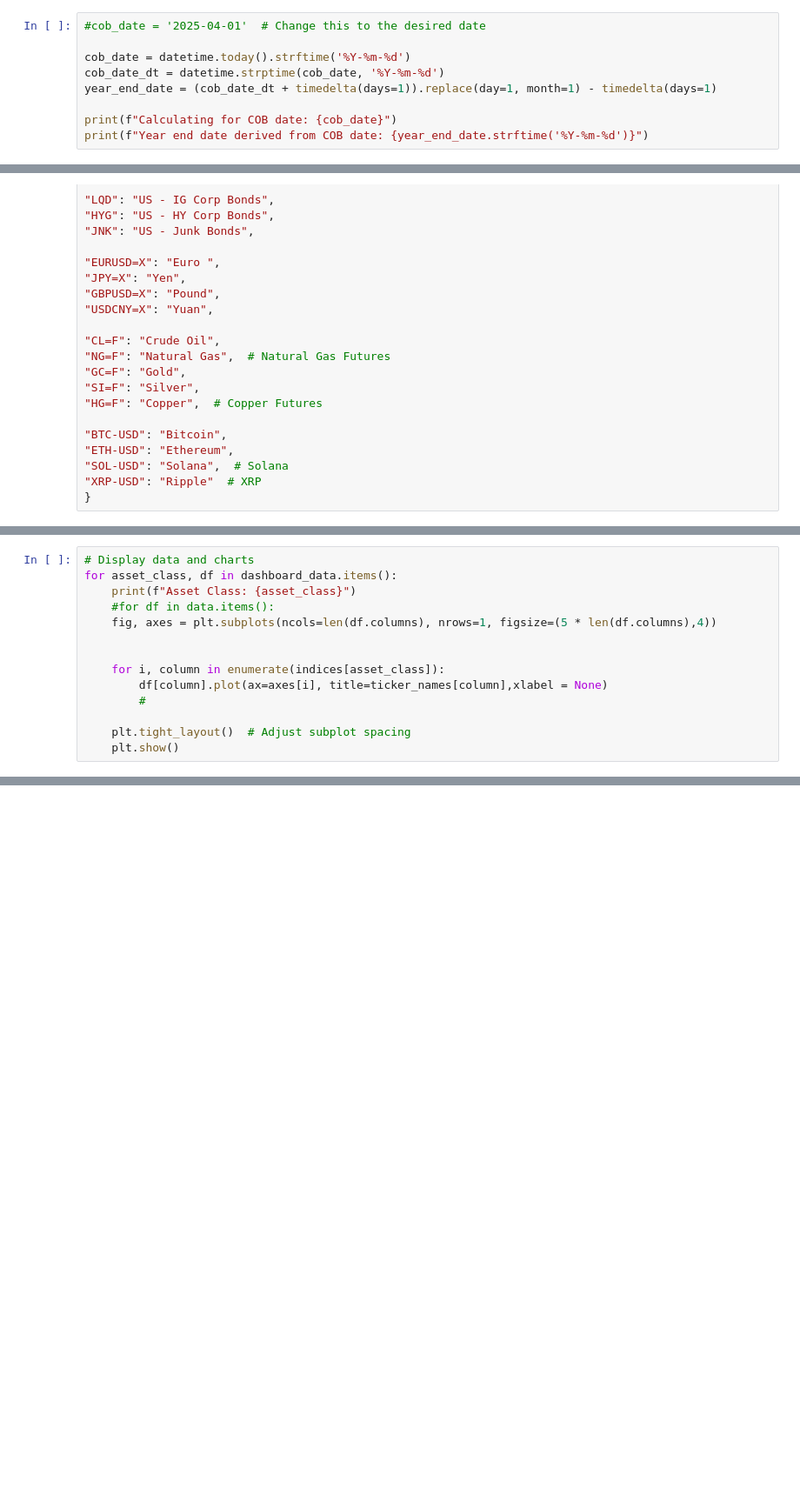
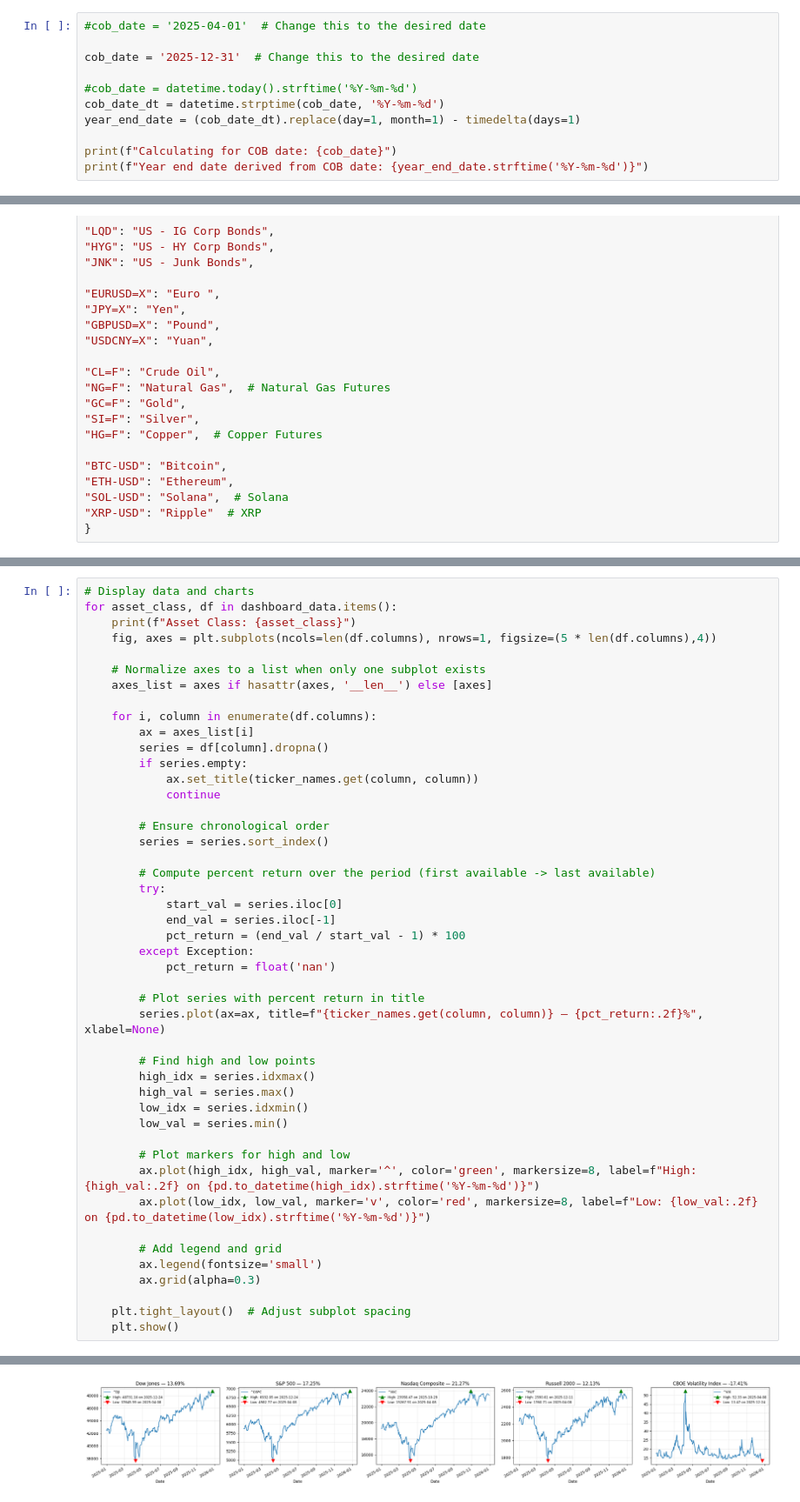
Before and after one commit to shreejyot/spaces, a Jupyter notebook: notebooks/market_data_dashboard.ipynb, the cells around one changed output, grey strips where cells are left out. Shown at 87% size. Cells and saved outputs as stored; diff of their text form; blank space fills up the shorter version.

```diff
--- a/notebooks/market_data_dashboard.ipynb
+++ b/notebooks/market_data_dashboard.ipynb
@@ -12,9 +30,11 @@ from datetime import datetime, timedelta
 # %%
 #cob_date = '2025-04-01'  # Change this to the desired date
 
-cob_date = datetime.today().strftime('%Y-%m-%d')
+cob_date = '2025-12-31'  # Change this to the desired date
+
+#cob_date = datetime.today().strftime('%Y-%m-%d')
 cob_date_dt = datetime.strptime(cob_date, '%Y-%m-%d')
-year_end_date = (cob_date_dt + timedelta(days=1)).replace(day=1, month=1) - timedelta(days=1)
+year_end_date = (cob_date_dt).replace(day=1, month=1) - timedelta(days=1)
 
 print(f"Calculating for COB date: {cob_date}")
 print(f"Year end date derived from COB date: {year_end_date.strftime('%Y-%m-%d')}")
@@ -120,14 +138,0 @@ YF.download() has changed argument auto_adjust default to True
-# %%
-# Display data and charts
-for asset_class, df in dashboard_data.items():
-    print(f"Asset Class: {asset_class}")
-    #for df in data.items():
-    fig, axes = plt.subplots(ncols=len(df.columns), nrows=1, figsize=(5 * len(df.columns),4))
-
-
-    for i, column in enumerate(indices[asset_class]):
-        df[column].plot(ax=axes[i], title=ticker_names[column],xlabel = None)
-        #
-
-    plt.tight_layout()  # Adjust subplot spacing
-    plt.show()
@@ -147,0 +139,47 @@ Asset Class: FX
+# %%
+# Display data and charts
+for asset_class, df in dashboard_data.items():
+    print(f"Asset Class: {asset_class}")
+    fig, axes = plt.subplots(ncols=len(df.columns), nrows=1, figsize=(5 * len(df.columns),4))
+
+    # Normalize axes to a list when only one subplot exists
+    axes_list = axes if hasattr(axes, '__len__') else [axes]
+
+    for i, column in enumerate(df.columns):
+        ax = axes_list[i]
+        series = df[column].dropna()
+        if series.empty:
+            ax.set_title(ticker_names.get(column, column))
+            continue
+
+        # Ensure chronological order
+        series = series.sort_index()
+
+        # Compute percent return over the period (first available -> last available)
+        try:
+            start_val = series.iloc[0]
+            end_val = series.iloc[-1]
+            pct_return = (end_val / start_val - 1) * 100
+        except Exception:
+            pct_return = float('nan')
+
+        # Plot series with percent return in title
+        series.plot(ax=ax, title=f"{ticker_names.get(column, column)} — {pct_return:.2f}%", xlabel=None)
+
+        # Find high and low points
+        high_idx = series.idxmax()
+        high_val = series.max()
+        low_idx = series.idxmin()
+        low_val = series.min()
+
+        # Plot markers for high and low
+        ax.plot(high_idx, high_val, marker='^', color='green', markersize=8, label=f"High: {high_val:.2f} on {pd.to_datetime(high_idx).strftime('%Y-%m-%d')}")
+        ax.plot(low_idx, low_val, marker='v', color='red', markersize=8, label=f"Low: {low_val:.2f} on {pd.to_datetime(low_idx).strftime('%Y-%m-%d')}")
+
+        # Add legend and grid
+        ax.legend(fontsize='small')
+        ax.grid(alpha=0.3)
+
+    plt.tight_layout()  # Adjust subplot spacing
+    plt.show()
+# %% [output]
@@ -147,0 +187 @@ Asset Class: FX
+[figure, added]
```
Also changed, not shown: parts of 5 cells of this notebook, 1 other file.
